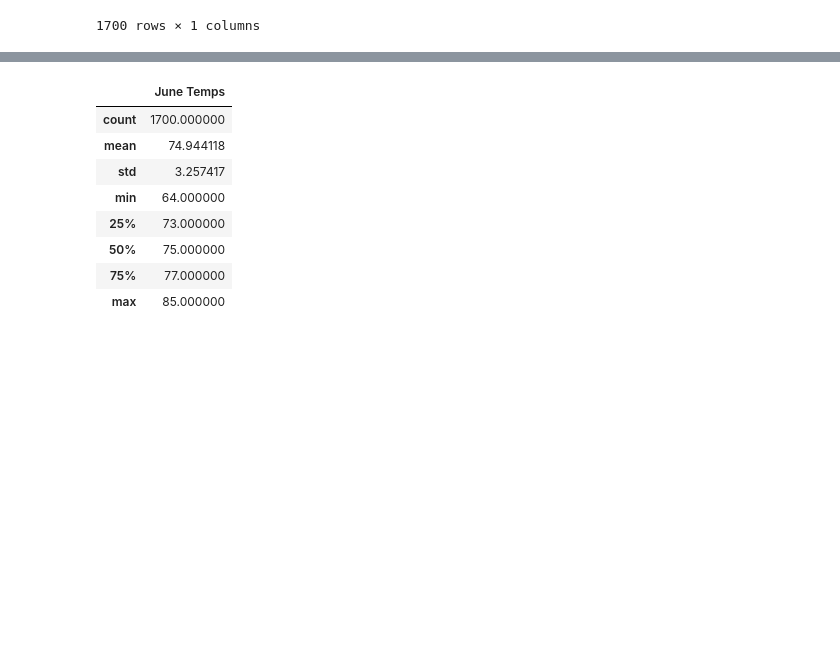
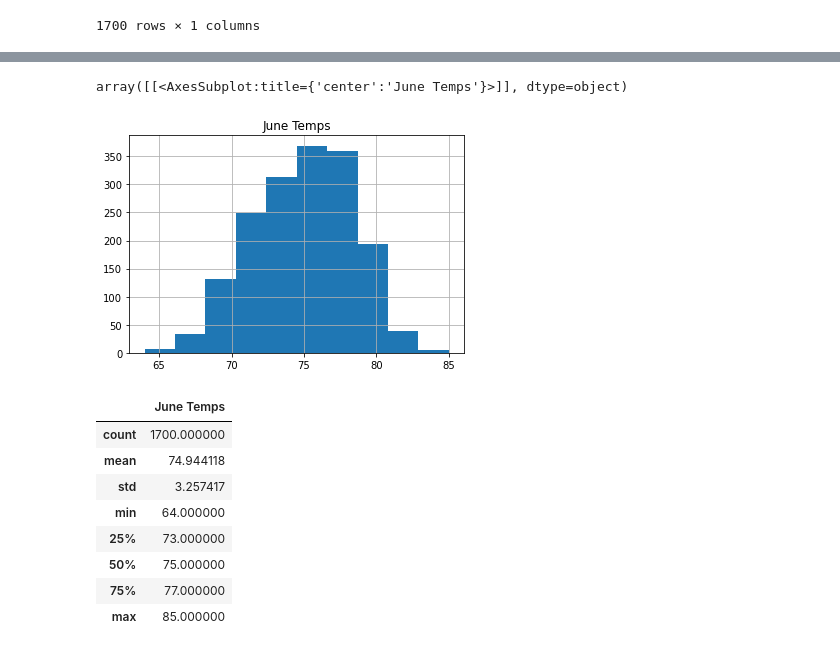
Before and after one commit to ABorden23/surfs_up, a Jupyter notebook: SurfsUp_Challenge.ipynb, the cells around one changed output, grey strips where cells are left out. Saved outputs shown, nothing was run; the diff lists cells and outputs as text; code cells hidden in the pictures; blank space fills up the shorter version.

```diff
--- a/SurfsUp_Challenge.ipynb
+++ b/SurfsUp_Challenge.ipynb
@@ -110,3 +123,8 @@ june_temp_df
+# %%
+june_temp_df.hist()
+# %% [output]
+array([[<AxesSubplot:title={'center':'June Temps'}>]], dtype=object)
+[figure, added]
 # %%
 # 5. Calculate and print out the summary statistics for the June temperature DataFrame.
 june_temp_summary_stats = june_temp_df.describe()
```
Also changed, not shown: parts of 4 cells of this notebook, 1 other file.
